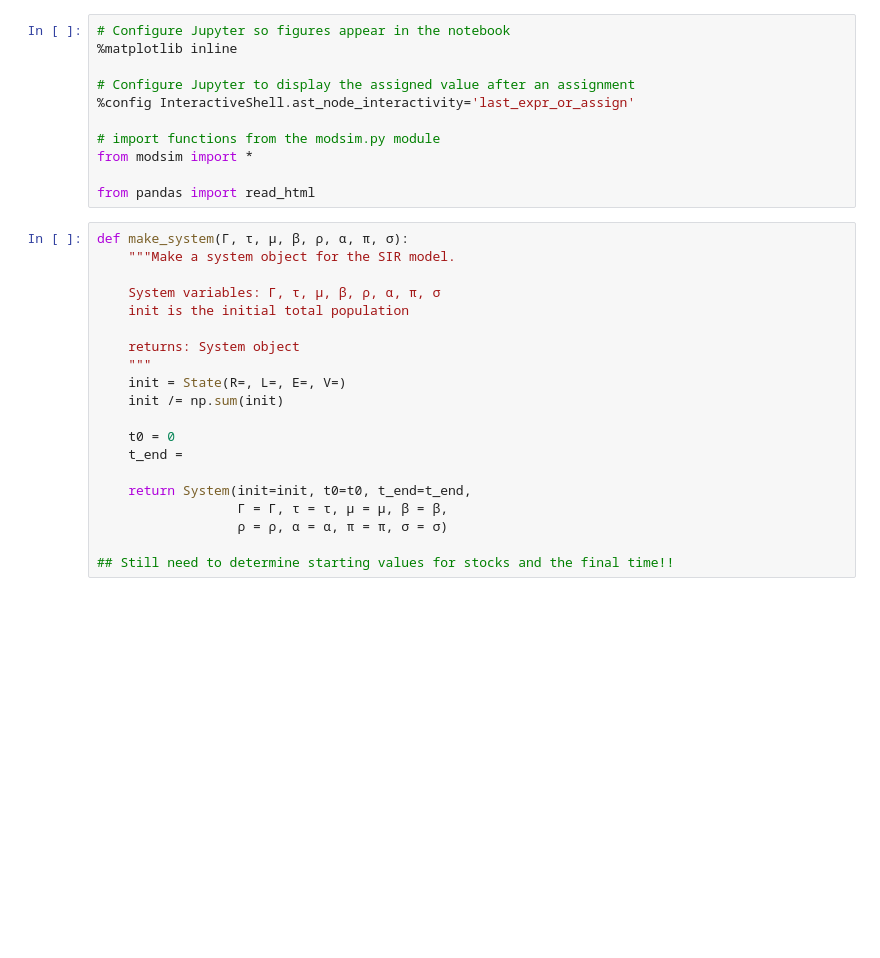
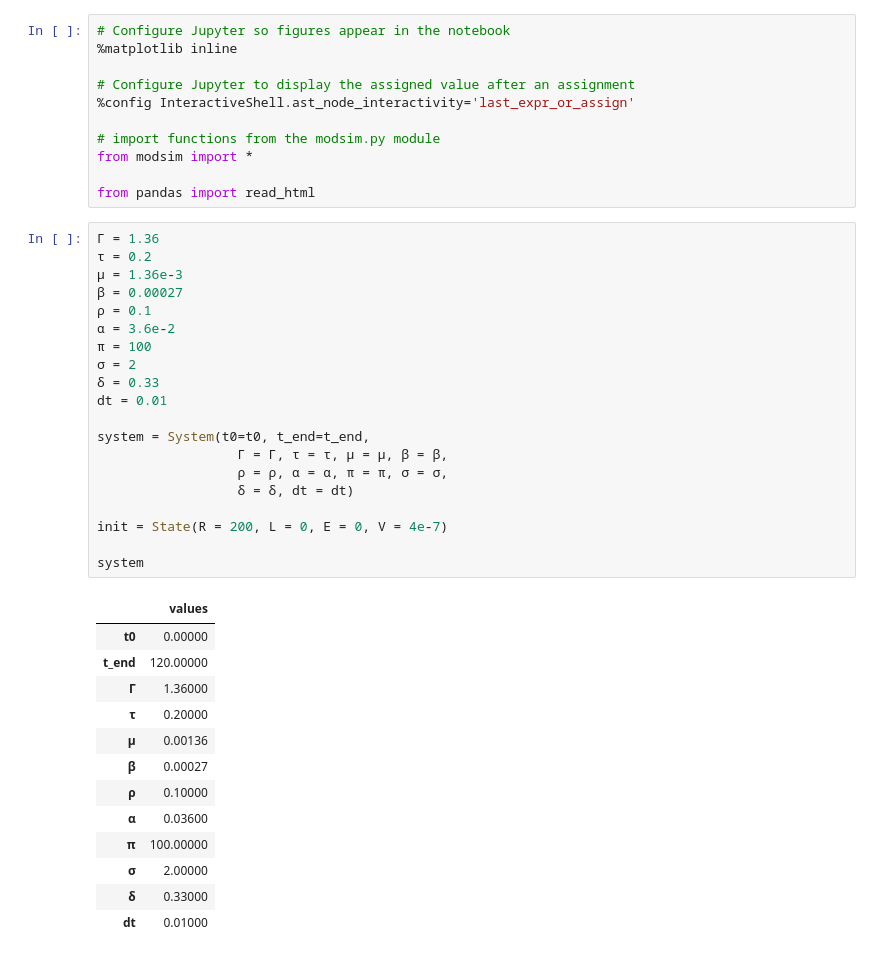
Before and after one commit to duncanmazza/ModSimPy, a Jupyter notebook: code/hiv_model.ipynb, the cells around one changed output. Cells and saved outputs as stored; diff of their text form; blank space fills up the shorter version.

Commit message:
Updating notebooks; adding HIV model.

```diff
--- a/code/hiv_model.ipynb
+++ b/code/hiv_model.ipynb
@@ -12,26 +12,40 @@ Duncan Mazza
 from modsim import *
 
 from pandas import read_html
-# %%
-def make_system(Γ, τ, μ, β, ρ, α, π, σ):
-    """Make a system object for the SIR model.
-
-    System variables: Γ, τ, μ, β, ρ, α, π, σ
-    init is the initial total population
-
-    returns: System object
-    """
-    init = State(R=, L=, E=, V=)
-    init /= np.sum(init)
-
-    t0 = 0
-    t_end =
-
-    return System(init=init, t0=t0, t_end=t_end,
-                  Γ = Γ, τ = τ, μ = μ, β = β,
-                  ρ = ρ, α = α, π = π, σ = σ)
-
-## Still need to determine starting values for stocks and the final time!!
+# %%
+Γ = 1.36
+τ = 0.2
+μ = 1.36e-3
+β = 0.00027
+ρ = 0.1
+α = 3.6e-2
+π = 100
+σ = 2
+δ = 0.33
+dt = 0.01
+
+system = System(t0=t0, t_end=t_end,
+                  Γ = Γ, τ = τ, μ = μ, β = β,
+                  ρ = ρ, α = α, π = π, σ = σ,
+                  δ = δ, dt = dt)
+
+init = State(R = 200, L = 0, E = 0, V = 4e-7)
+
+system
+# %% [output]
+|  | values |
+| t0 | 0.00000 |
+| t_end | 120.00000 |
+| Γ | 1.36000 |
+| τ | 0.20000 |
+| μ | 0.00136 |
+| β | 0.00027 |
+| ρ | 0.10000 |
+| α | 0.03600 |
+| π | 100.00000 |
+| σ | 2.00000 |
+| δ | 0.33000 |
+| dt | 0.01000 |
 # %%
 def update_func(state, t, system):
 
```
Also changed, not shown: parts of 6 cells of this notebook, 35 other files.
